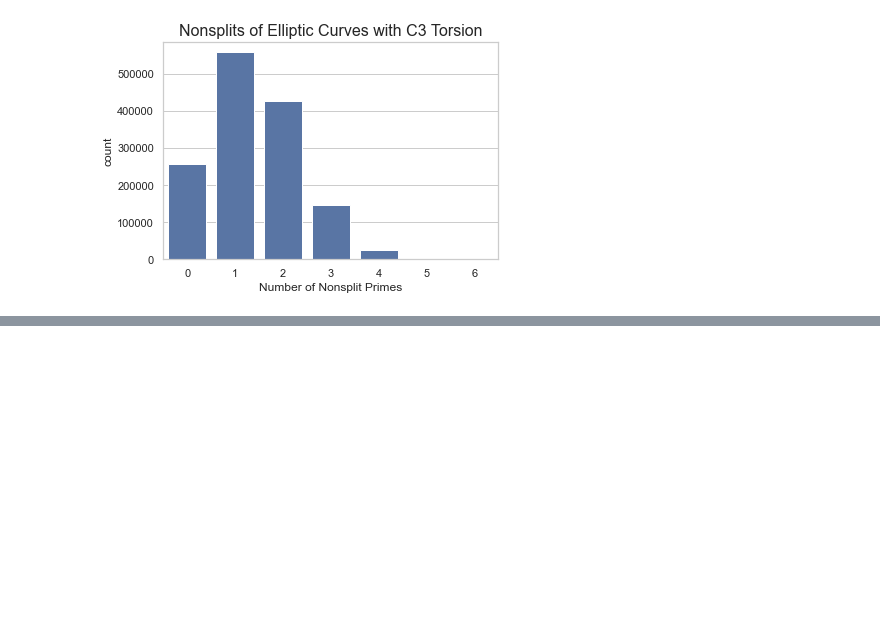
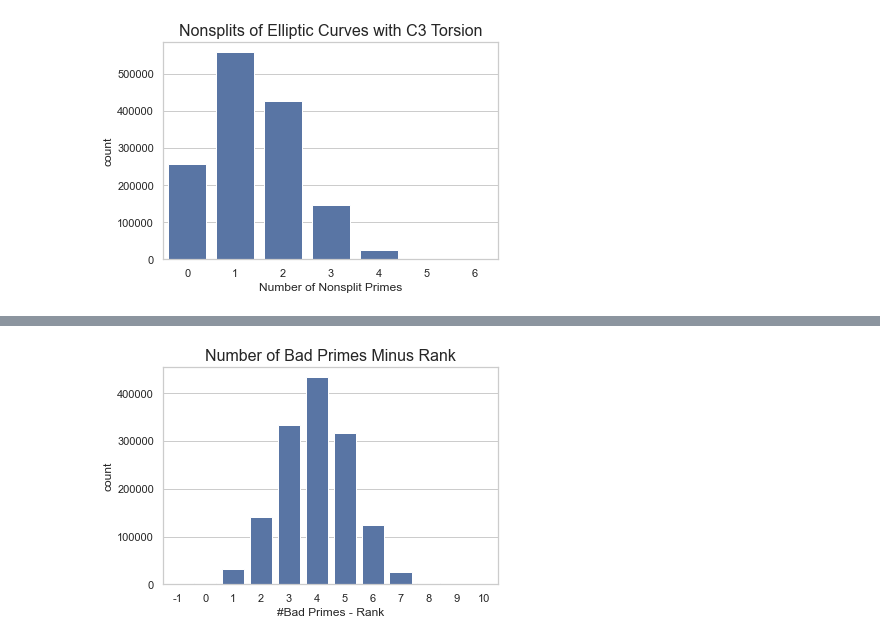
Before and after one commit to sharonsneha/Elliptic-Curve-Data, a Jupyter notebook: Merge Dataframes for All Data.ipynb, the cells around one changed output, grey strips where cells are left out. Saved outputs shown, nothing was run; the diff lists cells and outputs as text; code cells hidden in the pictures; blank space fills up the shorter version.

```diff
--- a/Merge Dataframes for All Data.ipynb
+++ b/Merge Dataframes for All Data.ipynb
@@ -216,3 +191,10 @@ plt.savefig("nonsplits_plot.png")
 plt.show()
 # %% [output]
 [figure]
+# %%
+#Read in merged data from csv
+curve_data = pd.read_csv('merged_curve_data.csv')
+# %%
+bad_primes = curve_data['Number of splits'] + curve_data['Number of Additive Primes'] + curve_data['Number of Nonsplit Primes']
+curve_data['Number of Bad Primes']= bad_primes
+curve_data
@@ -218,0 +215,19 @@ plt.show()
+# %%
+bad_primes_minus_rank = curve_data['Number of Bad Primes'] - curve_data['Rank']
+curve_data['#Bad Primes - Rank'] = bad_primes_minus_rank
+
+sns.set(style="whitegrid")
+
+# title
+plt.title('Number of Bad Primes Minus Rank', fontsize=16)
+
+# plots a vertical bar chart
+sns.countplot(x='#Bad Primes - Rank', color="b", data=curve_data);
+
+# saves the image
+plt.savefig("bad_primes_minus_rank_plot.png")
+
+# shows the image
+plt.show()
+# %% [output]
+[figure, added]
```
Also changed, not shown: parts of 17 cells of this notebook.
